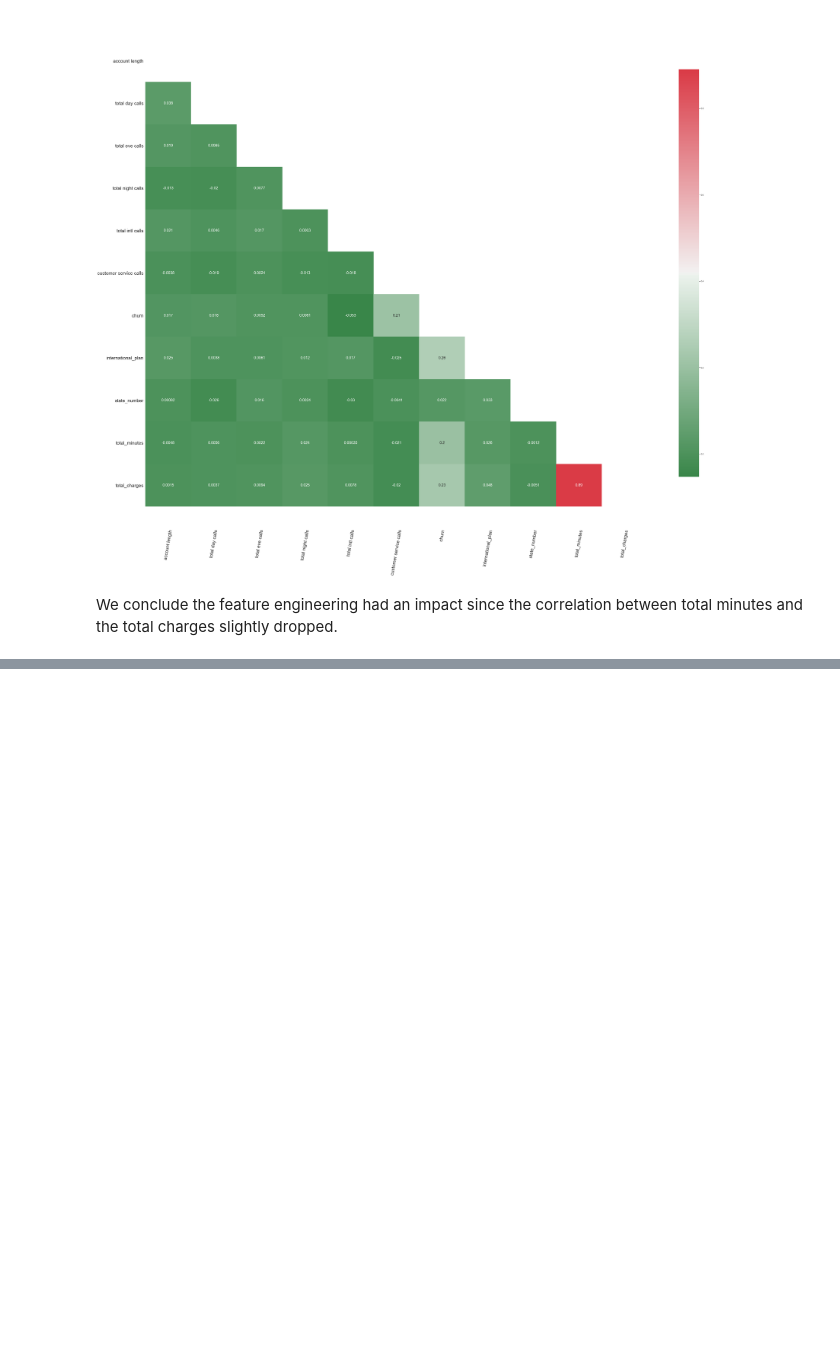
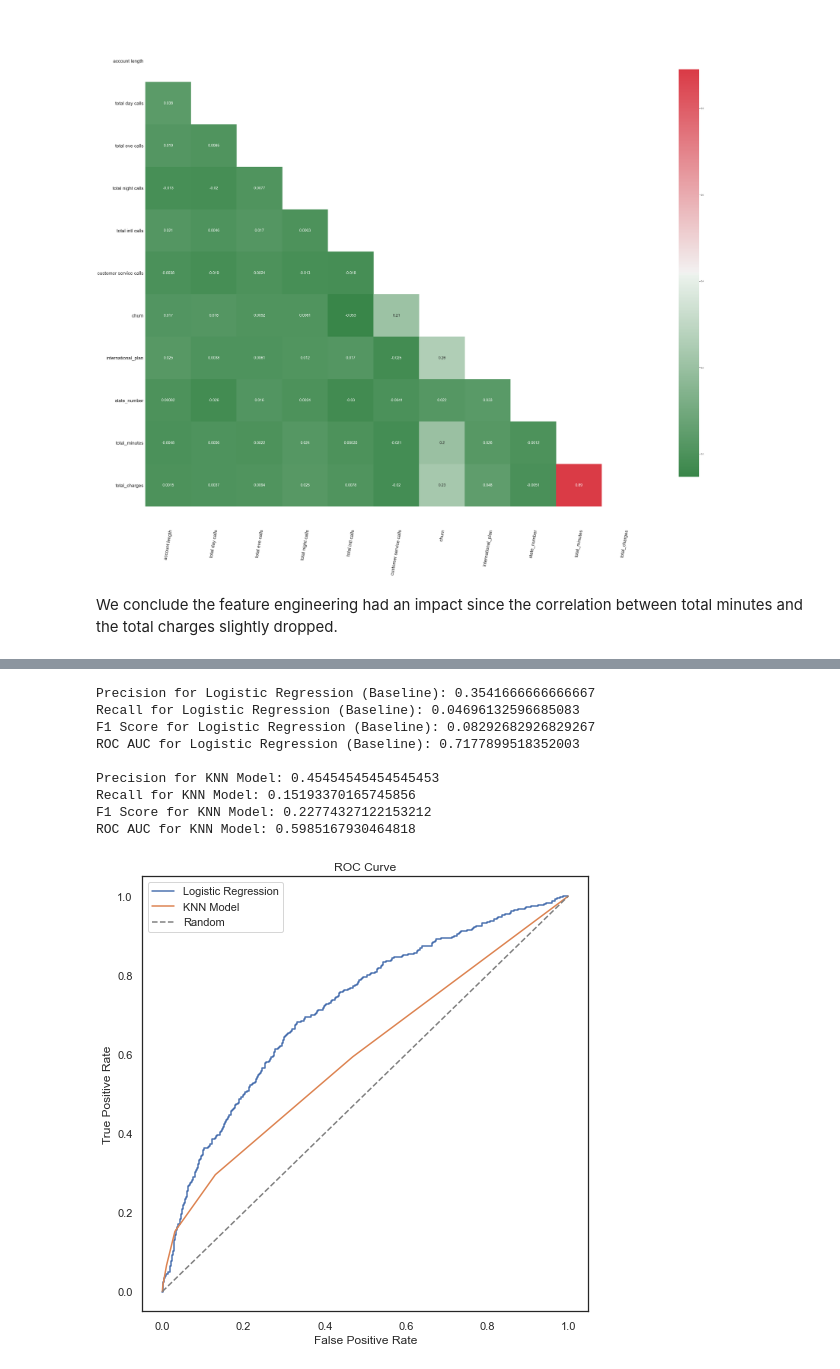
Before and after one commit to KamandeKarigi/Phase-3-Project, a Jupyter notebook: Phase3Project/index.ipynb, the cells around one changed output, grey strips where cells are left out. Cells and saved outputs as stored; diff of their text form; code cells hidden in the pictures; blank space fills up the shorter version.

```diff
--- a/Phase3Project/index.ipynb
+++ b/Phase3Project/index.ipynb
@@ -525,0 +529,7 @@ Train-test split is a fundamental step in the process of developing and evaluati
+# %%
+# Splitting the data into features (X) and our target variable 'churn'(y)
+X = df_new.drop('churn', axis=1)
+y = df_new['churn']
+
+# Performing the train-test split
+X_train, X_test, y_train, y_test = train_test_split(X, y, random_state=42, stratify=y)
@@ -525,0 +665,60 @@ Train-test split is a fundamental step in the process of developing and evaluati
+# %%
+def compare_models_metrics(model1, model2, X, y, cv_splits=5, random_state=42):
+    metrics = {
+        'precision': [],
+        'recall': [],
+        'f1_score': [],
+        'roc_auc': [],
+        'roc_curve': None
+    }
+
+    # Setting up cross-validation
+    y_pred_model1 = cross_val_predict(model1, X, y, cv=cv_splits, method='predict_proba')[:, 1]
+    y_pred_model2 = cross_val_predict(model2, X, y, cv=cv_splits, method='predict_proba')[:, 1]
+
+    # Calculating the metrics
+    metrics['precision'].append(precision_score(y, y_pred_model1.round()))
+    metrics['recall'].append(recall_score(y, y_pred_model1.round()))
+    metrics['f1_score'].append(f1_score(y, y_pred_model1.round()))
+    metrics['roc_auc'].append(roc_auc_score(y, y_pred_model1))
+
+    # Calculating ROC curve
+    fpr_model1, tpr_model1, _ = roc_curve(y, y_pred_model1)
+    metrics['roc_curve'] = {'fpr_model1': fpr_model1, 'tpr_model1': tpr_model1}
+
+    metrics['precision'].append(precision_score(y, y_pred_model2.round()))
+    metrics['recall'].append(recall_score(y, y_pred_model2.round()))
+    metrics['f1_score'].append(f1_score(y, y_pred_model2.round()))
+    metrics['roc_auc'].append(roc_auc_score(y, y_pred_model2))
+
+    # Calculating ROC curve
+    fpr_model2, tpr_model2, _ = roc_curve(y, y_pred_model2)
+    metrics['roc_curve']['fpr_model2'] = fpr_model2
+    metrics['roc_curve']['tpr_model2'] = tpr_model2
+
+    return metrics
+
+metrics = compare_models_metrics(baseline_model, knn_model, X_train, y_train)
+
+# Print the metric values
+print("Precision for Logistic Regression (Baseline):", metrics['precision'][0])
+print("Recall for Logistic Regression (Baseline):", metrics['recall'][0])
+print("F1 Score for Logistic Regression (Baseline):", metrics['f1_score'][0])
+print("ROC AUC for Logistic Regression (Baseline):", metrics['roc_auc'][0])
+
+print("\nPrecision for KNN Model:", metrics['precision'][1])
+print("Recall for KNN Model:", metrics['recall'][1])
+print("F1 Score for KNN Model:", metrics['f1_score'][1])
+print("ROC AUC for KNN Model:", metrics['roc_auc'][1])
+
+# Plot ROC curves
+plt.figure(figsize=(8, 8))
+plt.plot(metrics['roc_curve']['fpr_model1'], metrics['roc_curve']['tpr_model1'], label='Logistic Regression')
+plt.plot(metrics['roc_curve']['fpr_model2'], metrics['roc_curve']['tpr_model2'], label='KNN Model')
+plt.plot([0, 1], [0, 1], linestyle='--', color='gray', label='Random')
+plt.xlabel('False Positive Rate')
+plt.ylabel('True Positive Rate')
+plt.title('ROC Curve')
+plt.legend()
+plt.show()
+# %% [output]
@@ -525,0 +742,10 @@ Train-test split is a fundamental step in the process of developing and evaluati
+Precision for Logistic Regression (Baseline): 0.3541666666666667
+Recall for Logistic Regression (Baseline): 0.04696132596685083
+F1 Score for Logistic Regression (Baseline): 0.08292682926829267
+ROC AUC for Logistic Regression (Baseline): 0.7177899518352003
+
+Precision for KNN Model: 0.45454545454545453
+Recall for KNN Model: 0.15193370165745856
+F1 Score for KNN Model: 0.22774327122153212
+ROC AUC for KNN Model: 0.5985167930464818
+[figure, added]
```
Also changed, not shown: parts of 19 cells of this notebook.
